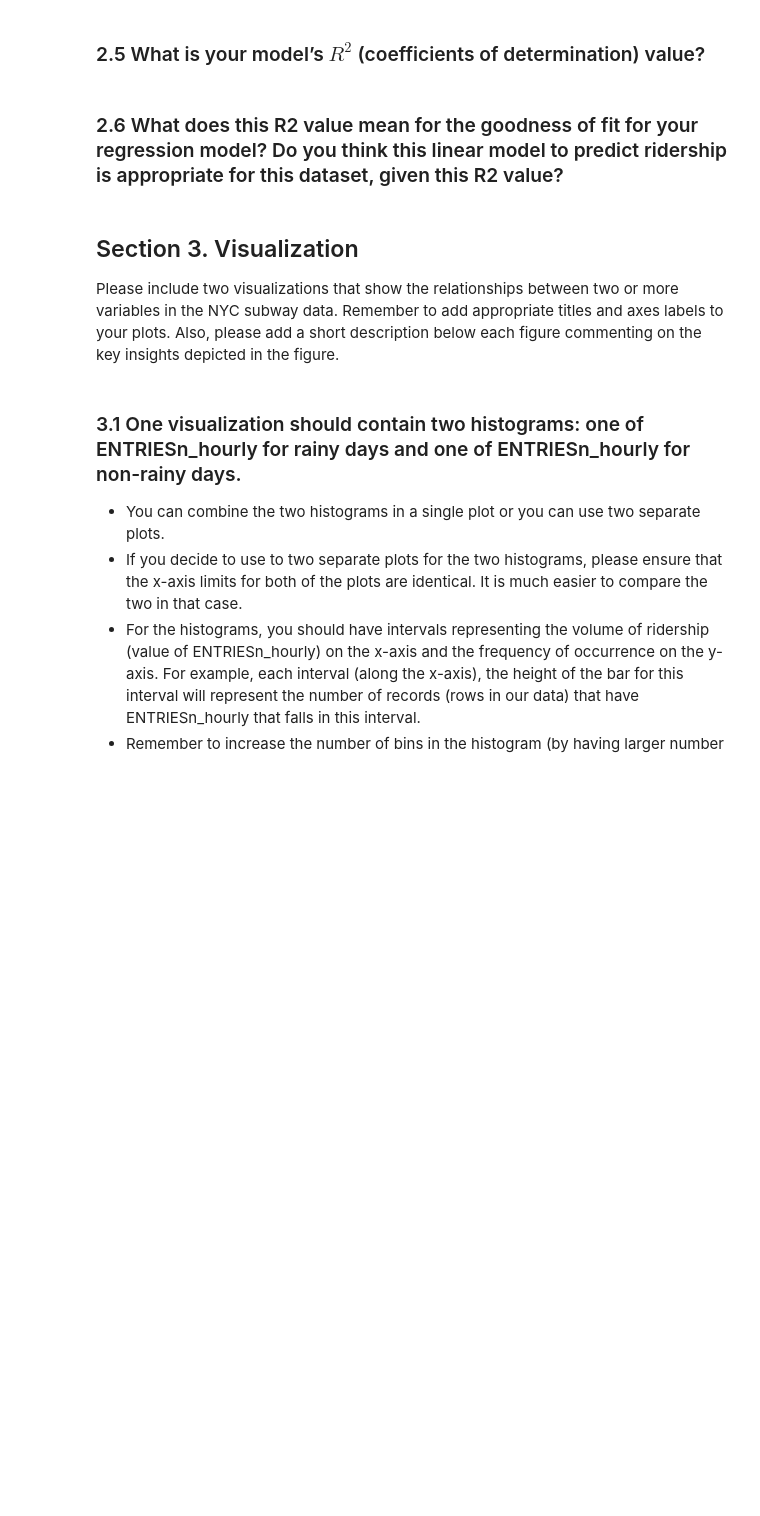
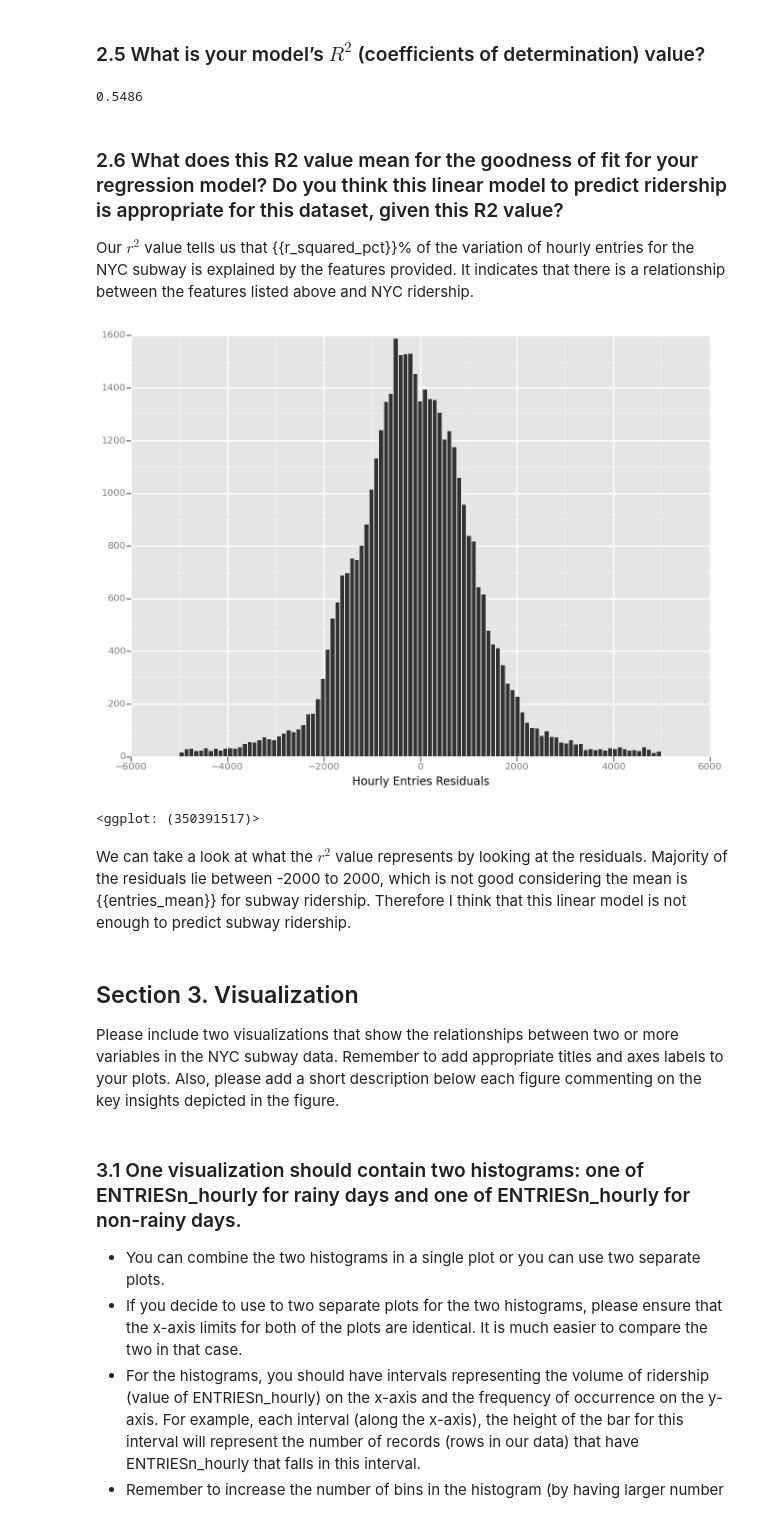
Before and after one commit to kovthe/knowledge, a Jupyter notebook: data_science/udacity_data_analyst_nanodegree/P2/P2_Analyzing_the_NYC_Subway_Dataset.ipynb, the cells around one changed output. Cells and saved outputs as stored; diff of their text form; code cells hidden in the pictures; blank space fills up the shorter version.

```diff
--- a/data_science/udacity_data_analyst_nanodegree/P2/P2_Analyzing_the_NYC_Subway_Dataset.ipynb
+++ b/data_science/udacity_data_analyst_nanodegree/P2/P2_Analyzing_the_NYC_Subway_Dataset.ipynb
@@ -27,4 +80,33 @@ import math
 # %% [markdown]
 ## Section 2. Linear Regression
+# %%
+def linear_regression(features, values):
+    features = sm.add_constant(features)
+    model = sm.OLS(values, features)
+    return model.fit()
+
+def predictions(dataframe):
+    features = dataframe[['tempi', 'precipi', 'meanprecipi', 'pressurei',
+                          'meanpressurei', 'wspdi', 'meanwspdi']]
+    dummy_units = pd.get_dummies(dataframe['UNIT'], prefix='unit')
+    features = features.join(dummy_units)
+    dummy_units = pd.get_dummies(dataframe['conds'], prefix='cond')
+    features = features.join(dummy_units)
+    dummy_units = pd.get_dummies(dataframe['hour'], prefix='hour')
+    features = features.join(dummy_units)
+    dummy_units = pd.get_dummies(dataframe['day_week'], prefix='day')
+    features = features.join(dummy_units)
+
+    # Values
+    values = dataframe['ENTRIESn_hourly']
+
+    # Perform linear regression
+    results = linear_regression(features, values)
+    intercept, params = results.params[0], results.params[1:]
+
+    predictions = intercept + np.dot(features, params)
+    return results, predictions
+# %%
+results, predictions = predictions(df)
 # %% [markdown]
 ### 2.1 What approach did you use to compute the coefficients theta and produce prediction for ENTRIESn_hourly in your regression model:
@@ -42,7 +177,29 @@ import math
 # %% [markdown]
 ### 2.5 What is your model’s $R^2$ (coefficients of determination) value?
+# %%
+r_squared = round(results.rsquared,4)
+r_squared_pct = r_squared * 100
+r_squared
+# %% [output]
+0.5486
 # %% [markdown]
 ### 2.6 What does this R2 value mean for the goodness of fit for your regression model? Do you think this linear model to predict ridership is appropriate for this dataset, given this R2  value?
+
+Our $r^2$ value tells us that {{r_squared_pct}}% of the variation of hourly entries for the NYC subway is explained by the features provided. It indicates that there is a relationship between the features listed above and NYC ridership.
+# %%
+def plot_residuals(turnstile_weather, predictions):
+    turnstile_weather["Hourly Entries Residuals"] = turnstile_weather["ENTRIESn_hourly"] - predictions
+    cropped = turnstile_weather[(turnstile_weather["Hourly Entries Residuals"] > -5000) & (turnstile_weather["Hourly Entries Residuals"] < 5000)]
+    plt = gp.ggplot(gp.aes(x="Hourly Entries Residuals"), data=cropped) + gp.geom_histogram(binwidth=100)
+    return plt
+
+print(plot_residuals(df, predictions))
+entries_mean = round(df['ENTRIESn_hourly'].mean(),2)
+# %% [output]
+[figure, added]
+<ggplot: (350391517)>
+# %% [markdown]
+We can take a look at what the $r^2$ value represents by looking at the residuals. Majority of the residuals lie between -2000 to 2000, which is not good considering the mean is {{entries_mean}} for subway ridership. Therefore I think that this linear model is not enough to predict subway ridership.
 # %% [markdown]
 ## Section 3. Visualization
 Please include two visualizations that show the relationships between two or more variables in the NYC subway data. Remember to add appropriate titles and axes labels to your plots. Also, please add a short description below each figure commenting on the key insights depicted in the figure.
```
Also changed, not shown: parts of 30 cells of this notebook, 8 other files.
